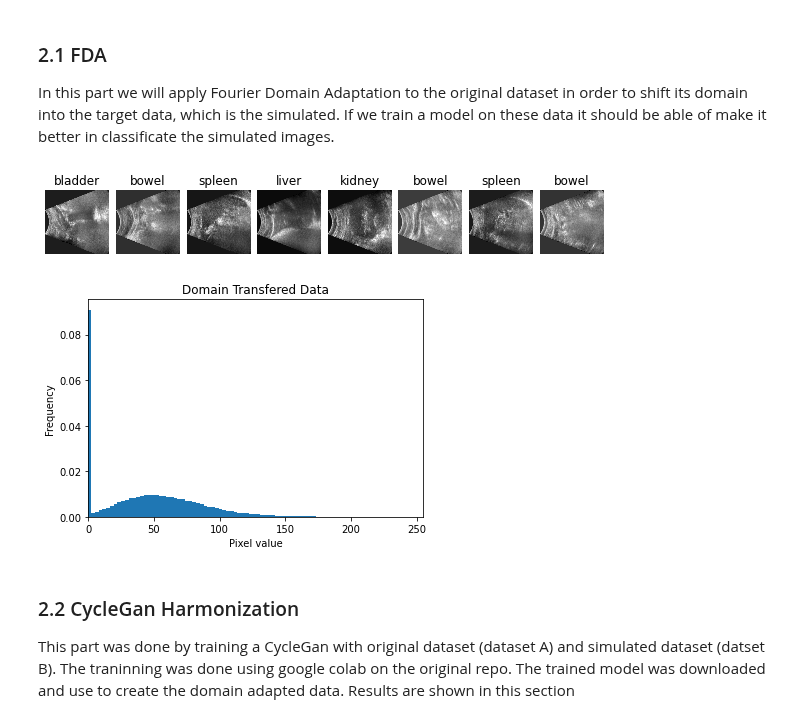
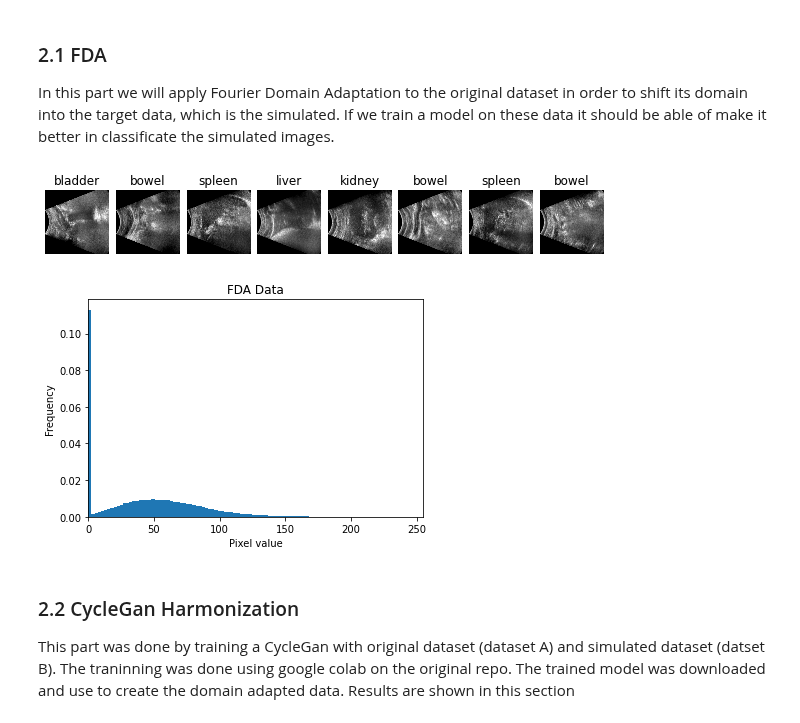
Before and after one commit to Juanki0396/TFG, a Jupyter notebook: IA_Ultrasounds.ipynb, the cells around one changed output. Cells and saved outputs as stored; diff of their text form; code cells hidden in the pictures.

```diff
--- a/IA_Ultrasounds.ipynb
+++ b/IA_Ultrasounds.ipynb
@@ -68,7 +68,8 @@ Now, we can proceed to make our simulated data from the original dataset
 domain_transform = Compose([
     AxisTranspose([1]),
     Blur(1.5),
-    RandomNoise(0,15)
+    RandomNoise(0,15),
+    DynamicRangeScaling((0,255), (0,255))
 ])
 
 simulated_data = [Ultrasound(domain_transform(us.torch_tensor), label=us.label, cone=us.cone_array) for us in data]
@@ -110,26 +111,29 @@ In this part we will apply Fourier Domain Adaptation to the original dataset in
 # %%
 L = 0.05
 random.seed(1234)
 fda_original_data = []
 
 for i, us in enumerate(data):
     target_us = random.choice(simulated_data)
-    transform = FDATransform(target_us.torch_tensor, L)
+    transform = Compose([
+        FDATransform(target_us.torch_tensor, L),
+        DynamicRangeScaling((0,255), (0,255)),
+    ])
     adapted_us = Ultrasound(transform(us.torch_tensor), label=us.label, cone=us.cone_array)
     # if i==0:
     #     us.plot(figsize=(3,3))
     #     target_us.plot(figsize=(3,3))
     #     adapted_us.plot(figsize=(3,3))
     fda_original_data.append(adapted_us)
 
 #Let's print some examples to adquire some insights about how our simulated US look like
 _ = Ultrasound.create_image_grid(fda_original_data[::50])
 
 # Finally, we make the histogram of the simulated dataset
-_ = obtain_histogram(fda_original_data, sample_size=50, title="Domain Transfered Data")
+_ = obtain_histogram(fda_original_data, sample_size=50, title="FDA Data")
 # %% [output]
-[figure, old version]
+[figure, new version]
-[figure, old version]
+[figure, new version]
 # %% [markdown]
 ### 2.2 CycleGan Harmonization
 
```
Also changed, not shown: parts of 7 cells of this notebook, 1 other file.
